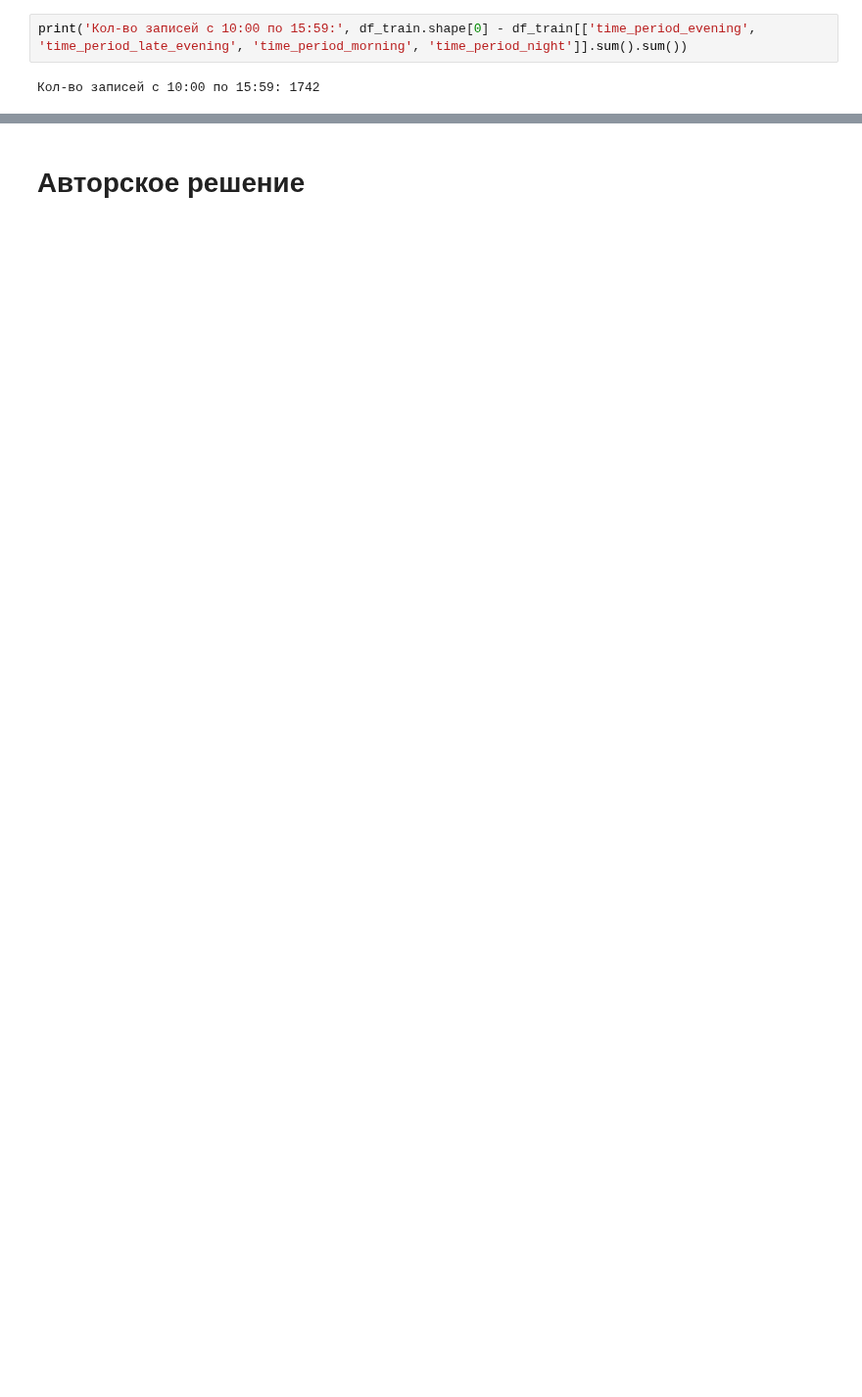
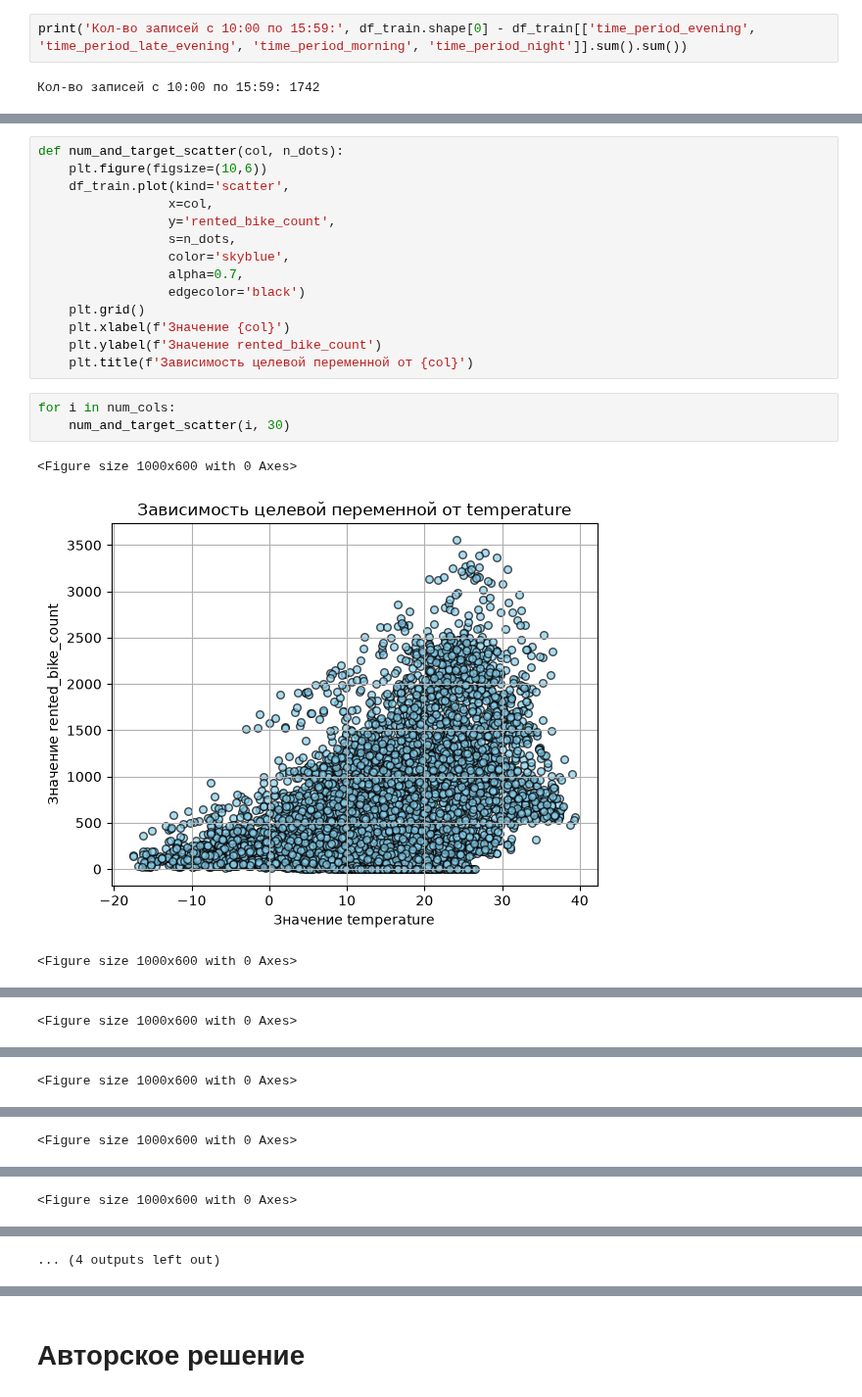
Before and after one commit to ilya-liniukhin/bikesouth_regression_problem, a Jupyter notebook: notebook.ipynb, the cells around one changed output, grey strips where cells are left out. Shown at 98% size. Drawn from its saved outputs; the diff is of its cells as text; blank space fills up the shorter version.

```diff
--- a/notebook.ipynb
+++ b/notebook.ipynb
@@ -832,0 +912,21 @@ print('Кол-во записей с 10:00 по 15:59:', df_train.shape[0] - df_
+# %%
+def num_and_target_scatter(col, n_dots):
+    plt.figure(figsize=(10,6))
+    df_train.plot(kind='scatter',
+                 x=col,
+                 y='rented_bike_count',
+                 s=n_dots,
+                 color='skyblue',
+                 alpha=0.7,
+                 edgecolor='black')
+    plt.grid()
+    plt.xlabel(f'Значение {col}')
+    plt.ylabel(f'Значение rented_bike_count')
+    plt.title(f'Зависимость целевой переменной от {col}')
+# %%
+for i in num_cols:
+    num_and_target_scatter(i, 30)
+# %% [output]
+<Figure size 1000x600 with 0 Axes>
+[figure, added]
+<Figure size 1000x600 with 0 Axes>
@@ -832,0 +934 @@ print('Кол-во записей с 10:00 по 15:59:', df_train.shape[0] - df_
+<Figure size 1000x600 with 0 Axes>
@@ -832,0 +936 @@ print('Кол-во записей с 10:00 по 15:59:', df_train.shape[0] - df_
+<Figure size 1000x600 with 0 Axes>
@@ -832,0 +938 @@ print('Кол-во записей с 10:00 по 15:59:', df_train.shape[0] - df_
+<Figure size 1000x600 with 0 Axes>
@@ -832,0 +940 @@ print('Кол-во записей с 10:00 по 15:59:', df_train.shape[0] - df_
+<Figure size 1000x600 with 0 Axes>
@@ -832,0 +942 @@ print('Кол-во записей с 10:00 по 15:59:', df_train.shape[0] - df_
+... (4 outputs left out)
```
Also changed, not shown: parts of 43 cells of this notebook, 1 other file.
